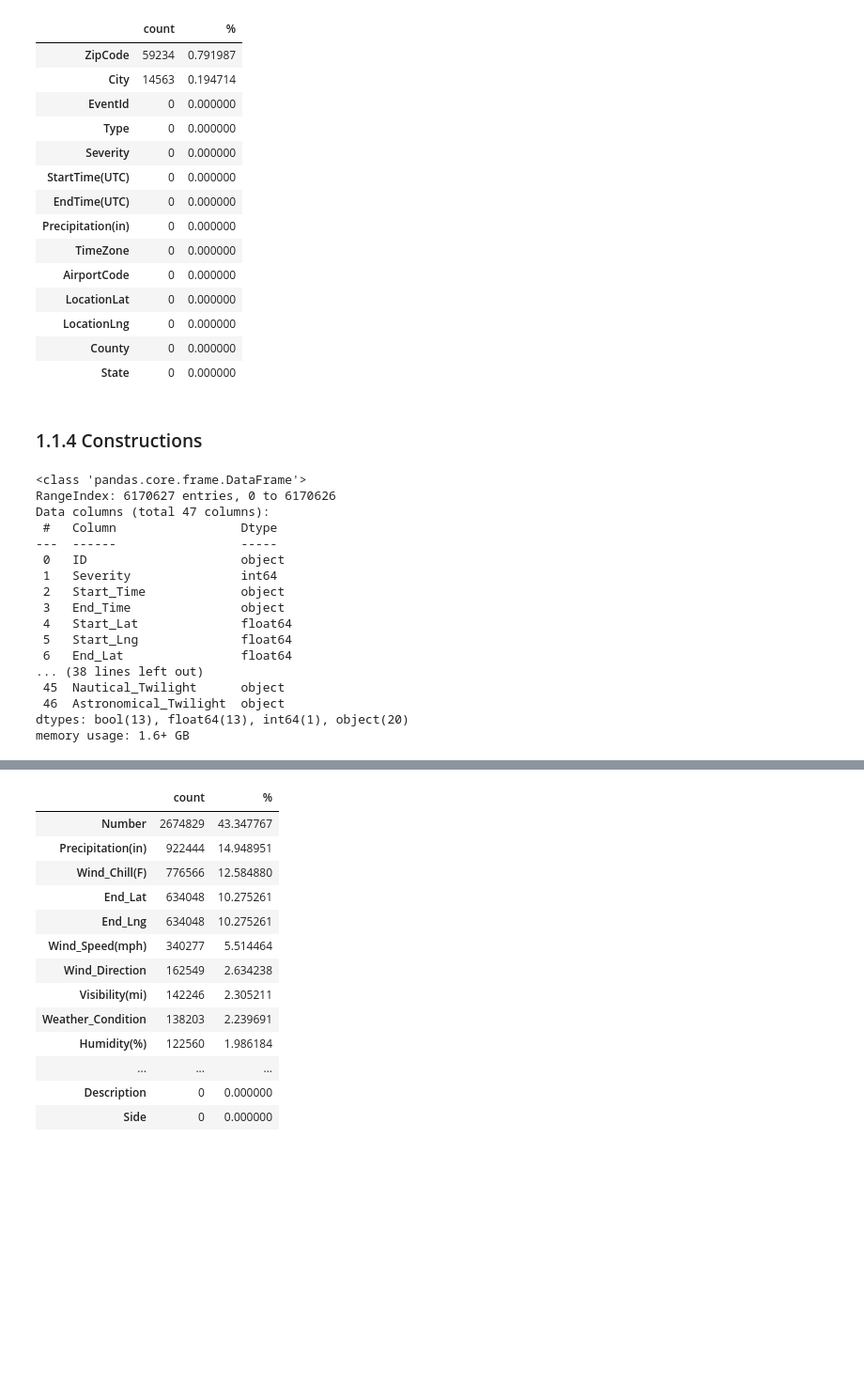
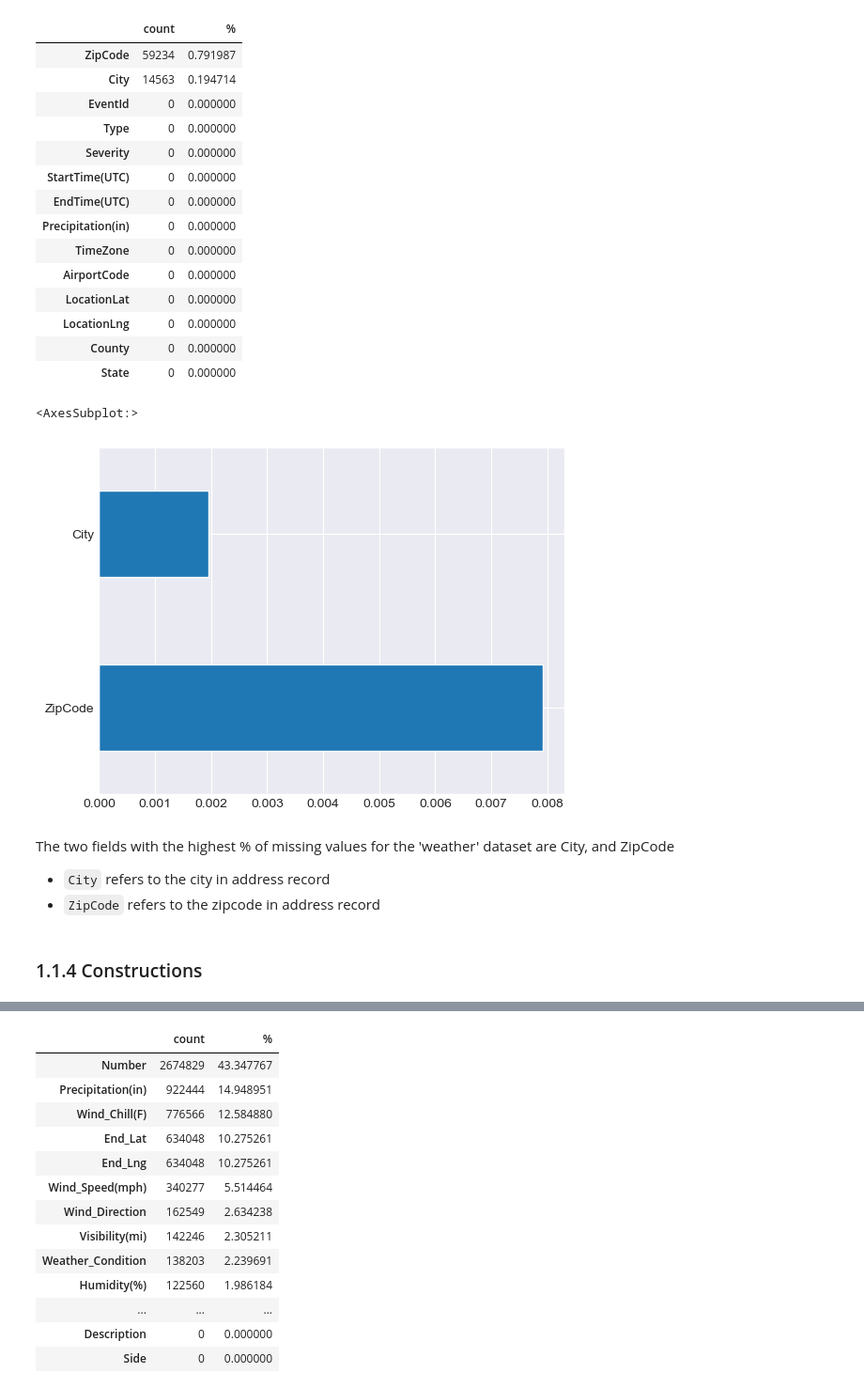
Before and after one commit to parisvu07/Springboard, a Jupyter notebook: Capstone_3_U.S_Traffic_Fatilities_Analysis/Data_Wrangling_and_EDA.ipynb, the cells around one changed output, grey strips where cells are left out. Shown at 94% size. Drawn from its saved outputs; the diff is of its cells as text; code cells hidden in the pictures; blank space fills up the shorter version.

```diff
--- a/Capstone_3_U.S_Traffic_Fatilities_Analysis/Data_Wrangling_and_EDA.ipynb
+++ b/Capstone_3_U.S_Traffic_Fatilities_Analysis/Data_Wrangling_and_EDA.ipynb
@@ -168,25 +168,16 @@ missing_weather.sort_values(by=['%'], ascending=False)
 | LocationLng | 0 | 0.000000 |
 | County | 0 | 0.000000 |
 | State | 0 | 0.000000 |
-# %% [markdown]
-### 1.1.4 Constructions
-# %%
-constructions.info()
-# %% [output]
-<class 'pandas.core.frame.DataFrame'>
-RangeIndex: 6170627 entries, 0 to 6170626
-Data columns (total 47 columns):
- #   Column                 Dtype
----  ------                 -----
- 0   ID                     object
- 1   Severity               int64
- 2   Start_Time             object
- 3   End_Time               object
- 4   Start_Lat              float64
- 5   Start_Lng              float64
- 6   End_Lat                float64
-... (38 lines left out)
- 45  Nautical_Twilight      object
- 46  Astronomical_Twilight  object
-dtypes: bool(13), float64(13), int64(1), object(20)
-memory usage: 1.6+ GB
+# %%
+missing_percentage = weather.isna().sum().sort_values(ascending = False) / len(weather)
+a = missing_percentage[missing_percentage!= 0]
+a.plot(kind='barh')
+# %% [output]
+<AxesSubplot:>
+[figure, added]
+# %% [markdown]
+The two fields with the highest % of missing values for the 'weather' dataset are City, and ZipCode
+* `City` refers to the city in address record
+* `ZipCode` refers to the zipcode in address record
+# %% [markdown]
+### 1.1.4 Constructions
```
Also changed, not shown: parts of 42 cells of this notebook.
